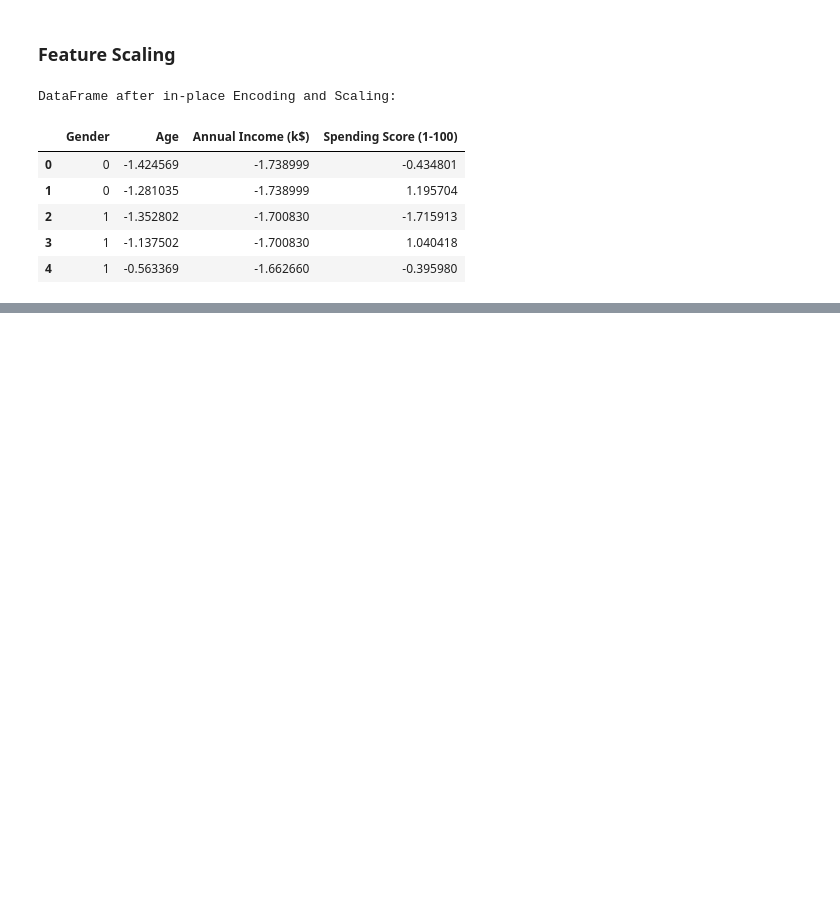
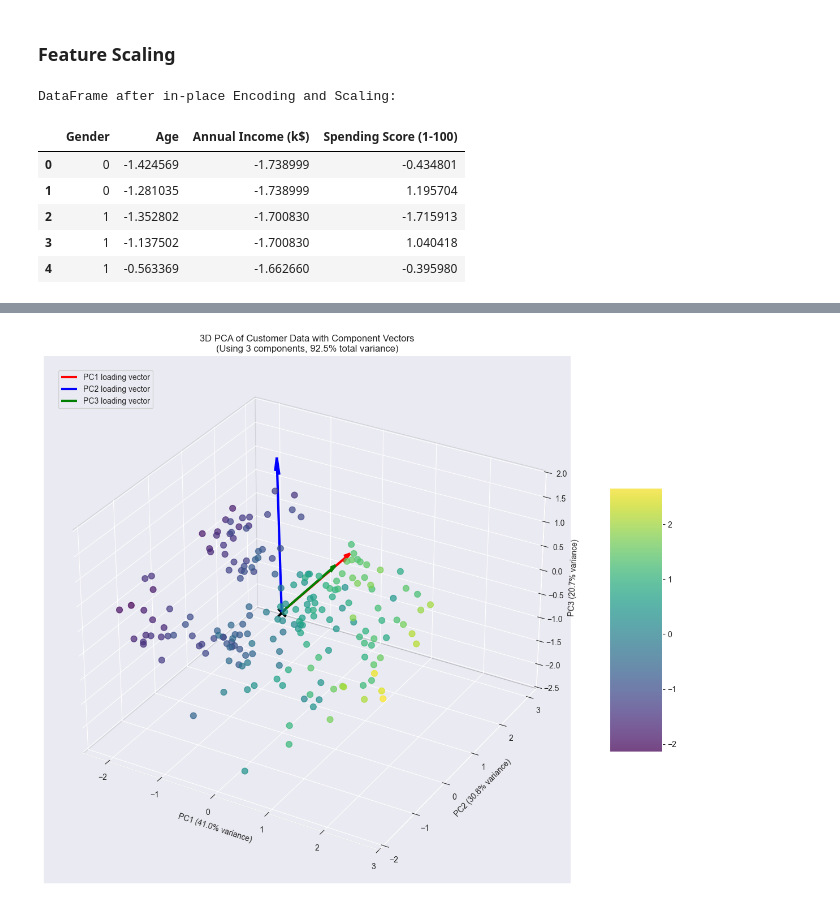
Before and after one commit to Ali-Tharwat/Elevvo-ML-Tasks, a Jupyter notebook: Task 2 - Customer Segmentation/CustomerSegmentation.ipynb, the cells around one changed output, grey strips where cells are left out. Cells and saved outputs as stored; diff of their text form; code cells hidden in the pictures; blank space fills up the shorter version.

```diff
--- a/Task 2 - Customer Segmentation/CustomerSegmentation.ipynb
+++ b/Task 2 - Customer Segmentation/CustomerSegmentation.ipynb
@@ -199,0 +259,87 @@ DataFrame after in-place Encoding and Scaling:
+# %%
+# --- 1. Perform PCA with optimal number of components ---
+pca = PCA(n_components=best_n_components)
+principal_components = pca.fit_transform(df)
+
+# --- 2. Create a DataFrame with the results ---
+pc_columns = [f'PC{i+1}' for i in range(best_n_components)]
+pca_df = pd.DataFrame(data=principal_components, columns=pc_columns)
+print(f"\nUsing {best_n_components} components for visualization")
+print("Explained variance ratio:", pca.explained_variance_ratio_)
+print("\nTotal variance explained:", sum(pca.explained_variance_ratio_))
+
+# Make explained variance available regardless of 3D plot
+explained_variance = pca.explained_variance_ratio_
+
+# --- 3. Visualization with Matplotlib (3D) ---
+if best_n_components >= 3:
+    fig = plt.figure(figsize=(14, 10))
+    ax = fig.add_subplot(111, projection='3d')
+
+    # Use gradient colors based on PC1 values
+    scatter = ax.scatter(pca_df['PC1'], pca_df['PC2'], pca_df['PC3'],
+                        c=pca_df['PC1'], cmap='viridis', s=60, alpha=0.7)
+
+    # Add colorbar
+    plt.colorbar(scatter, ax=ax, shrink=0.5, aspect=5)
+
+    # --- 4. Add PCA component vectors (eigenvectors) ---
+    # Get the component loadings (eigenvectors)
+    components = pca.components_[:3]  # First 3 components for 3D plot
+
+    # Scale the vectors for better visibility
+    scale_factor = 3.0  # Adjust this to make arrows more/less prominent
+    center = [0, 0, 0]  # Origin point for the arrows
+
+    # Colors for the component vectors
+    colors = ['red', 'blue', 'green']
+    labels = ['PC1', 'PC2', 'PC3']
+
+    # Plot component vectors as arrows
+    for i, (component, color, label) in enumerate(zip(components, colors, labels)):
+        # Calculate arrow end points (scaled)
+        end_point = component * scale_factor * np.sqrt(pca.explained_variance_[i])
+
+        # Draw arrow from origin to end point
+        ax.quiver(center[0], center[1], center[2],
+                 end_point[0], end_point[1], end_point[2],
+                 color=color, arrow_length_ratio=0.1, linewidth=3,
+                 label=f'{label} loading vector')
+
+    # --- 5. Add feature names ---
+    # If you want to show which original features contribute most to each PC
+    if hasattr(df, 'columns'):
+        feature_names = df.columns
+        print(f"\nTop contributing features for each PC:")
+        for i in range(min(3, len(components))):
+            # Get absolute loadings for this component
+            loadings = np.abs(components[i])
+            # Get indices of top 3 features
+            top_features_idx = np.argsort(loadings)[-3:][::-1]
+            top_features = [feature_names[idx] for idx in top_features_idx]
+            top_loadings = [loadings[idx] for idx in top_features_idx]
+
+            print(f"  PC{i+1}: {', '.join([f'{feat}({load:.2f})' for feat, load in zip(top_features, top_loadings)])}")
+
+    # Enhanced labeling
+    ax.set_xlabel(f'PC1 ({explained_variance[0]:.1%} variance)')
+    ax.set_ylabel(f'PC2 ({explained_variance[1]:.1%} variance)')
+    ax.set_zlabel(f'PC3 ({explained_variance[2]:.1%} variance)')
+    ax.set_title(f'3D PCA of Customer Data with Component Vectors\n(Using {best_n_components} components, {sum(explained_variance):.1%} total variance)')
+
+    # Make axes more visible
+    ax.grid(True, alpha=0.3)
+    for pane in [ax.xaxis.pane, ax.yaxis.pane, ax.zaxis.pane]:
+        pane.set_edgecolor('black')
+        pane.set_alpha(0.1)
+        pane.fill = False
+
+    # Add legend for component vectors
+    ax.legend(loc='upper left', bbox_to_anchor=(0.02, 0.98))
+
+    # Add origin point for reference
+    ax.scatter([0], [0], [0], color='black', s=100, marker='x', linewidth=3, label='Origin')
+
+    plt.tight_layout()
+    plt.show()
+# %% [output]
@@ -199,0 +355 @@ DataFrame after in-place Encoding and Scaling:
+[figure, added]
```
Also changed, not shown: parts of 29 cells of this notebook, 2 other files.
